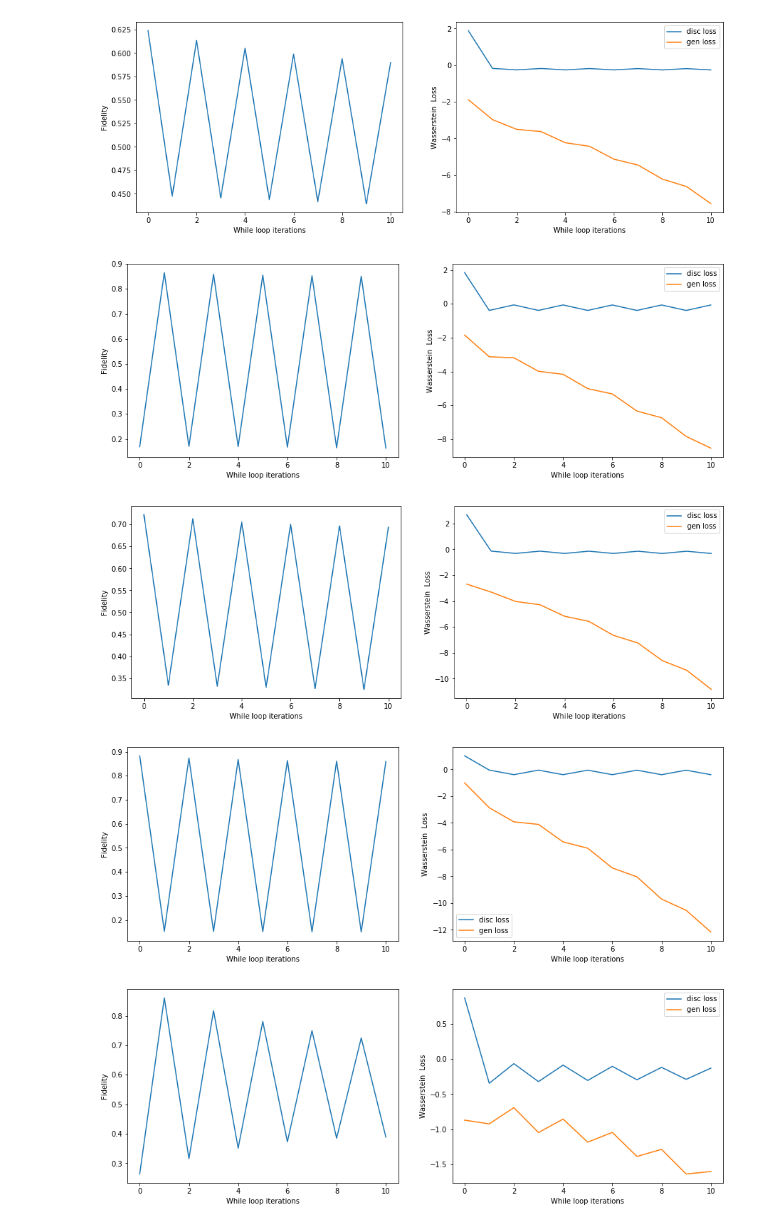
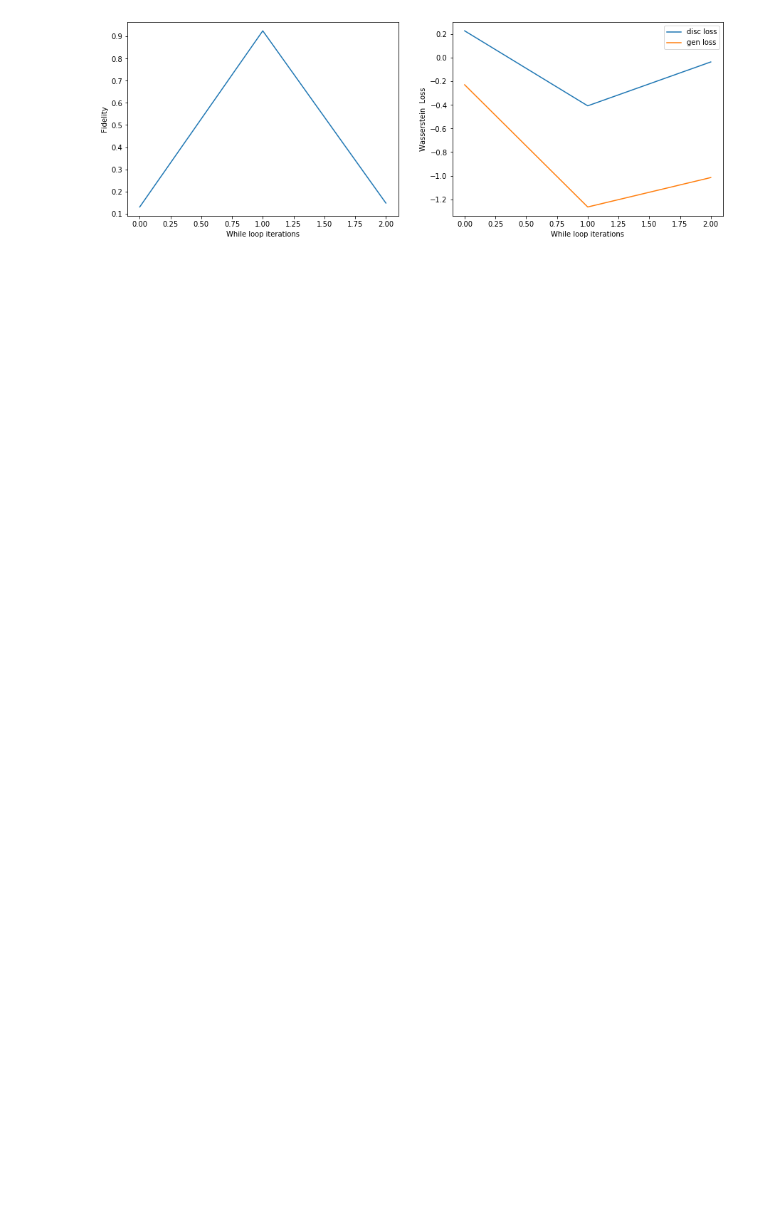
Before and after one commit to zohimchandani/QWGANs, a Jupyter notebook: qwgans 7.ipynb, the cells around one changed output. Saved outputs shown, nothing was run; the diff lists cells and outputs as text; code cells hidden in the pictures; blank space fills up the shorter version.

```diff
--- a/qwgans 7.ipynb
+++ b/qwgans 7.ipynb
@@ -52,8 +52,8 @@ def real(n, weights):
 
 
     backend.compile_circuit(real_circ)
-    state_handle = backend.process_circuit(real_circ)
-    statevector = backend.get_state(state_handle)
+    # state_handle = backend.process_circuit(real_circ)
+    statevector = backend.get_state(real_circ)
 
     return real_circ, statevector
 # %%
@@ -69,8 +69,8 @@ def generator(n, weights):
     generator_circ.Rz(weights[2], qubits[0])
 
     backend.compile_circuit(generator_circ)
-    state_handle = backend.process_circuit(generator_circ)
-    statevector = backend.get_state(state_handle)
+    # state_handle = backend.process_circuit(generator_circ)
+    statevector = backend.get_state(generator_circ)
 
     return generator_circ, statevector
 # %%
@@ -138,7 +138,7 @@ def gen_loss(gen_weights):
 %%time
 %%notify
 
-
+np.random.seed(3)
 for r in range(5):
 
     #generate a random real state and a initial fake state and the disc params
@@ -188,38 +188,34 @@ for r in range(5):
 
         niter += 1
 
-        if niter == 10:
+        if niter == 2:
             break
 
 
     fig, (ax1, ax2) = plt.subplots(1, 2, figsize=(15,5))
 
 
     y = np.real(f)
     x =list(range(0, len(y)))
 
     y1 = dloss
     x1 =list(range(0, len(y1)))
 
     y2 = gloss
     x2 =list(range(0, len(y2)))
 
 
     ax1.plot(x,y)
     ax2.plot(x1, y1, label = "disc loss")
     ax2.plot(x2, y2,  label = "gen loss")
     ax2.legend()
 
 
     ax1.set_xlabel('While loop iterations')
     ax1.set_ylabel('Fidelity')
 
     ax2.set_xlabel('While loop iterations')
     ax2.set_ylabel('Wasserstein  Loss')
 # %% [output]
-[figure, old version]
+[figure, new version]
-[figure, removed]
-[figure, removed]
-[figure, removed]
-[figure, removed]
 [interactive output not drawn]
```
Also changed, not shown: parts of 2 cells of this notebook.
